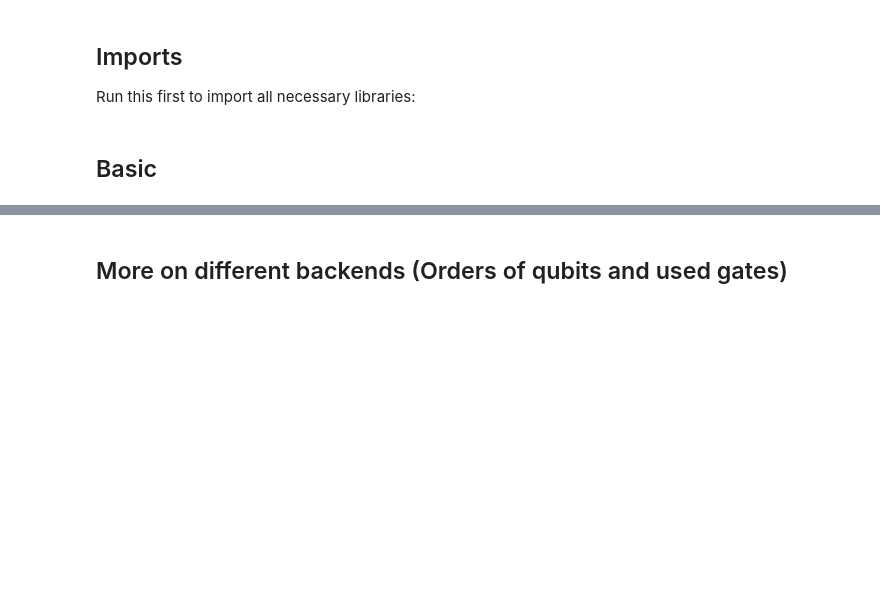
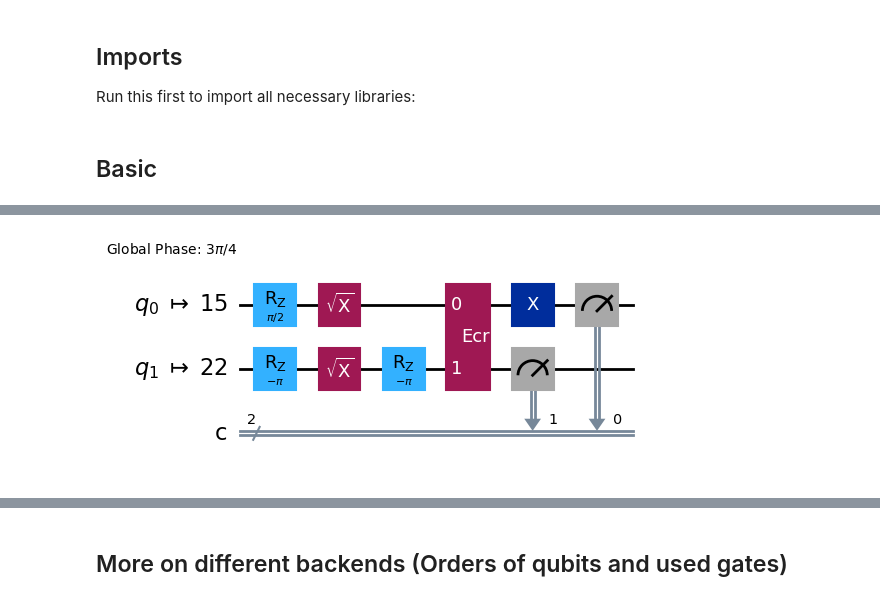
Before and after one commit to tjsaiz/qc-lab7, a Jupyter notebook: task.ipynb, the cells around one changed output, grey strips where cells are left out. Cells and saved outputs as stored; diff of their text form; code cells hidden in the pictures; blank space fills up the shorter version.

```diff
--- a/task.ipynb
+++ b/task.ipynb
@@ -54,3 +60,11 @@ plot_histogram(counts_manila)
 # %%
 # TODO: Repeat the above steps using the FakeBrisbane backend
 # Draw the circuit and plot the counts histogram and observe the differences in transpiled circuits and counts
+backend = FakeBrisbane()
+
+sampler = SamplerV2(backend)
+transpiled_qc = transpile(qc, backend)
+
+transpiled_qc.draw('mpl')
+# %% [output]
+[figure, added]
```
Also changed, not shown: parts of 21 cells of this notebook.
